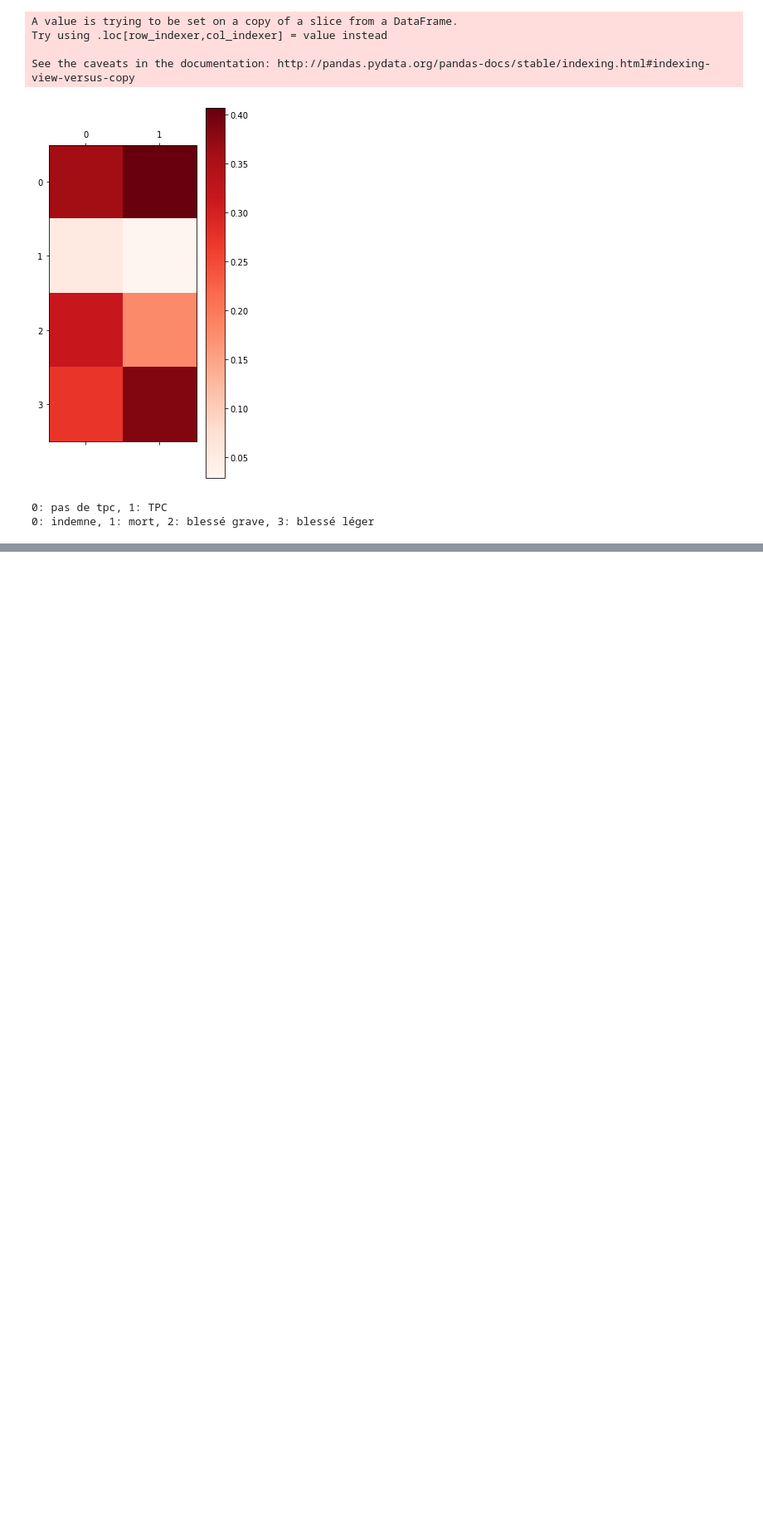
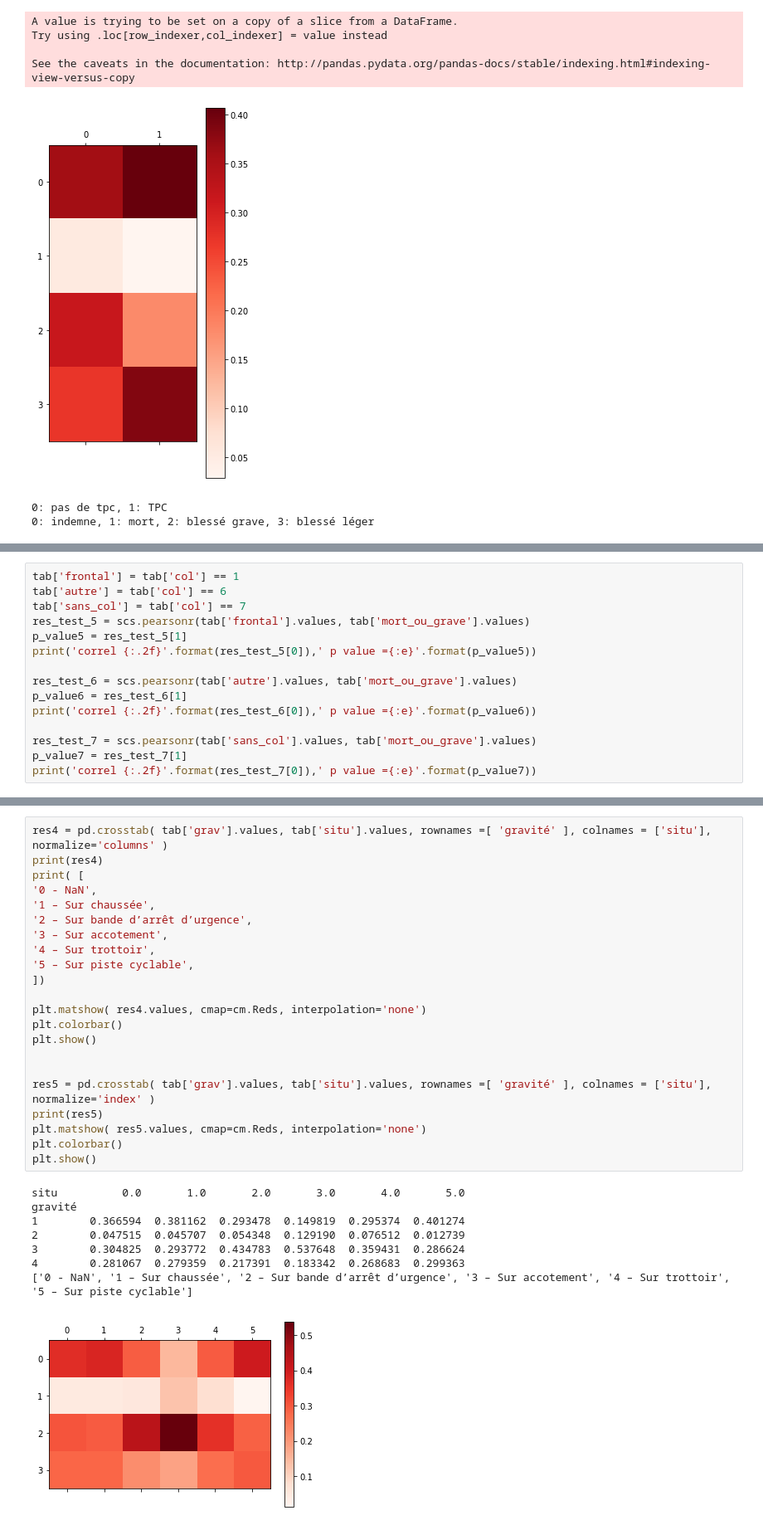
Before and after one commit to ericbenhamou/MASH_IPJ_2018, a Jupyter notebook: Rapport.ipynb, the cells around one changed output, grey strips where cells are left out. Shown at 83% size. Cells and saved outputs as stored; diff of their text form; blank space fills up the shorter version.

```diff
--- a/Rapport.ipynb
+++ b/Rapport.ipynb
@@ -343,0 +474,15 @@ La corrélation est de -0.11.
+# %%
+tab['frontal'] = tab['col'] == 1
+tab['autre'] = tab['col'] == 6
+tab['sans_col'] = tab['col'] == 7
+res_test_5 = scs.pearsonr(tab['frontal'].values, tab['mort_ou_grave'].values)
+p_value5 = res_test_5[1]
+print('correl {:.2f}'.format(res_test_5[0]),' p value ={:e}'.format(p_value5))
+
+res_test_6 = scs.pearsonr(tab['autre'].values, tab['mort_ou_grave'].values)
+p_value6 = res_test_6[1]
+print('correl {:.2f}'.format(res_test_6[0]),' p value ={:e}'.format(p_value6))
+
+res_test_7 = scs.pearsonr(tab['sans_col'].values, tab['mort_ou_grave'].values)
+p_value7 = res_test_7[1]
+print('correl {:.2f}'.format(res_test_7[0]),' p value ={:e}'.format(p_value7))
@@ -343,0 +497,31 @@ La corrélation est de -0.11.
+# %%
+res4 = pd.crosstab( tab['grav'].values, tab['situ'].values, rownames =[ 'gravité' ], colnames = ['situ'], normalize='columns' )
+print(res4)
+print( [
+'0 - NaN',
+'1 – Sur chaussée',
+'2 – Sur bande d’arrêt d’urgence',
+'3 – Sur accotement',
+'4 – Sur trottoir',
+'5 – Sur piste cyclable',
+])
+
+plt.matshow( res4.values, cmap=cm.Reds, interpolation='none')
+plt.colorbar()
+plt.show()
+
+
+res5 = pd.crosstab( tab['grav'].values, tab['situ'].values, rownames =[ 'gravité' ], colnames = ['situ'], normalize='index' )
+print(res5)
+plt.matshow( res5.values, cmap=cm.Reds, interpolation='none')
+plt.colorbar()
+plt.show()
+# %% [output]
+situ          0.0       1.0       2.0       3.0       4.0       5.0
+gravité
+1        0.366594  0.381162  0.293478  0.149819  0.295374  0.401274
+2        0.047515  0.045707  0.054348  0.129190  0.076512  0.012739
+3        0.304825  0.293772  0.434783  0.537648  0.359431  0.286624
+4        0.281067  0.279359  0.217391  0.183342  0.268683  0.299363
+['0 - NaN', '1 – Sur chaussée', '2 – Sur bande d’arrêt d’urgence', '3 – Sur accotement', '4 – Sur trottoir', '5 – Sur piste cyclable']
+[figure, added]
```
Also changed, not shown: parts of 21 cells of this notebook.
